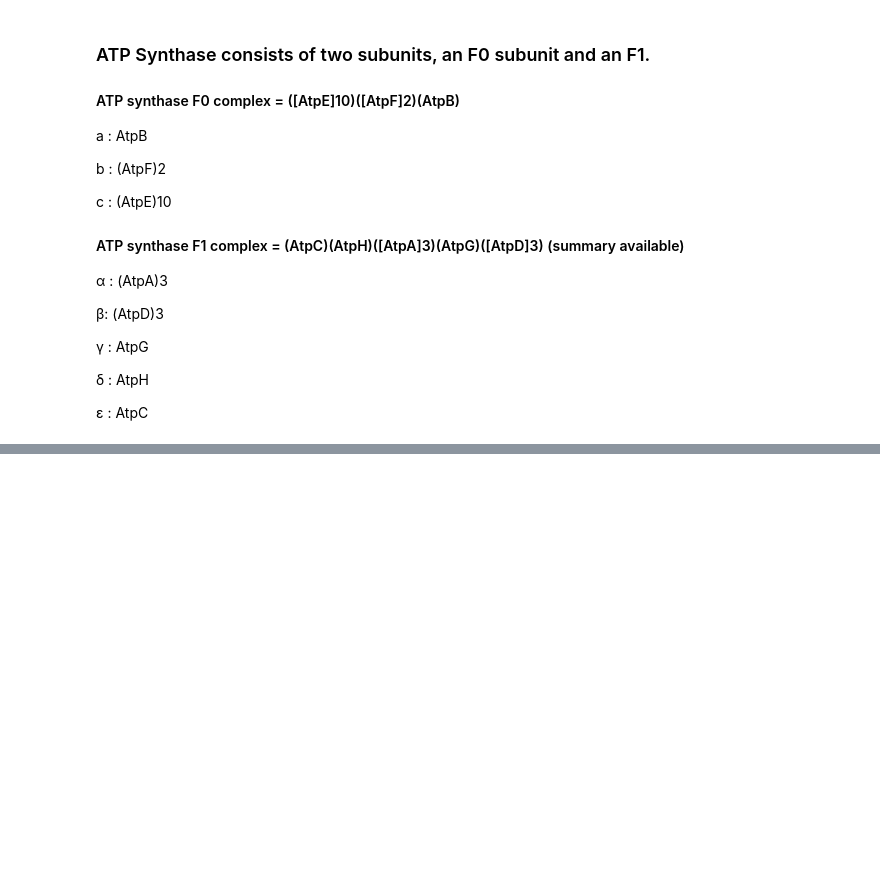
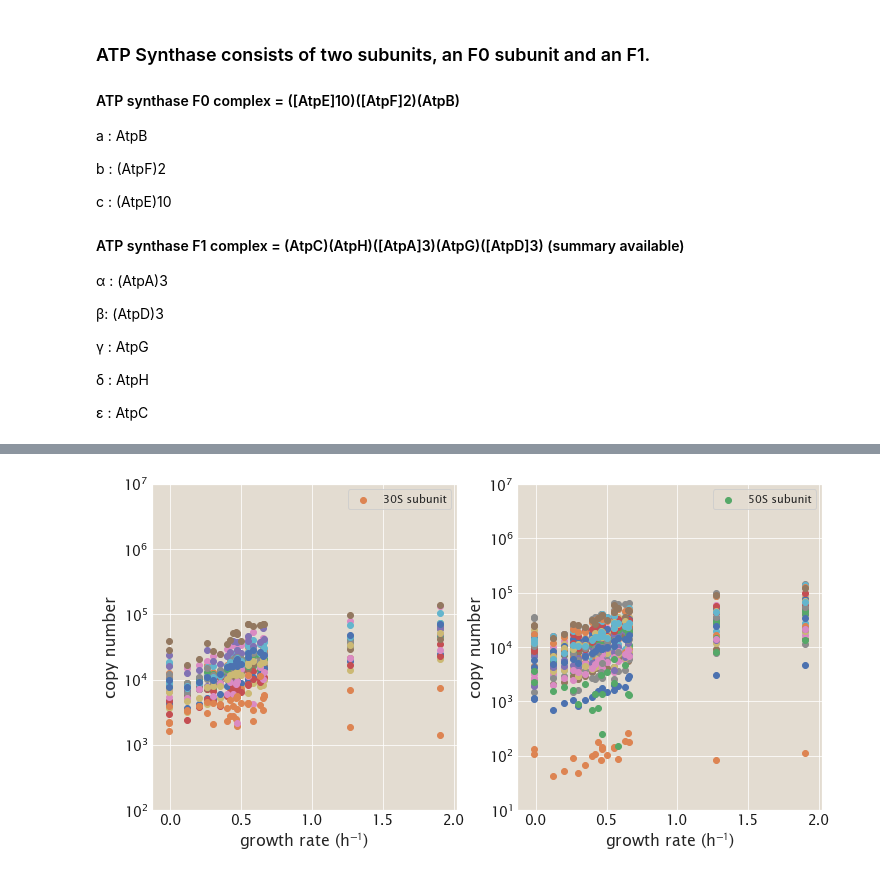
Before and after one commit to RPGroup-PBoC/growth_limits, a Jupyter notebook: code/exploratory/NB_prior_notebooks/2018_RP-requests.ipynb, the cells around one changed output, grey strips where cells are left out. Saved outputs shown, nothing was run; the diff lists cells and outputs as text; code cells hidden in the pictures; blank space fills up the shorter version.

```diff
--- a/code/exploratory/NB_prior_notebooks/2018_RP-requests.ipynb
+++ b/code/exploratory/NB_prior_notebooks/2018_RP-requests.ipynb
@@ -181,10 +232,5 @@ TypeError: 'dict_values' object is not subscriptable
 # %%
-genes_list = [['rpoA', 'rpoB', 'rpoC'],
-             ['rpoD', 'rpoN', 'rpoH', 'rpoS', 'fliA', 'fecI', 'rpoE'],
-             ['dnaE', 'dnaQ', 'holE', 'dnaX', 'holB', 'holA', 'dnaN', 'holC', 'holD'],
-             ['ptsG', 'ptsI', 'ptsH', 'crr', 'manZ', 'manX', 'manY'],
-             ['fabB', 'fabF', 'fabH'],
-             ['rpsA', 'rpsB', 'rpsC', 'rpsD', 'rpsE',
+genes_list = [['rpsA', 'rpsB', 'rpsC', 'rpsD', 'rpsE',
               'rpsF', 'rpsG', 'rpsH', 'rpsI', 'rpsJ', 'rpsK',
               'rpsL', 'rpsM', 'rpsN', 'rpsO', 'rpsP', 'rpsQ',
               'rpsR', 'rpsS', 'rpsT', 'rpsU', 'sra'],
@@ -194,10 +240,40 @@ genes_list = [['rpoA', 'rpoB', 'rpoC'],
               'rpmA', 'rpmB', 'rpmC', 'rpmD', 'rpmE', 'rpmF', 'rpmG', 'rpmH',
               'rpmI', 'rpmJ']]
 
-gene_list_labels=['RNA polymerase',
-                 'sigma factors',
-                 'DNA polymerase III',
-                 'glucose transporters related',
-                 'fatty acid syntases',
-                 '30S ribosomal subunit',
+gene_list_labels=['30S ribosomal subunit',
                  '50S ribosomal subunit']
+# %%
+plot_count = len(genes_list)
+
+fig, (ax1,ax2) = plt.subplots(1,2, figsize=(12,6))
+
+for gene in genes_list[0]:
+    data = combined_df[combined_df.Gene == gene]
+    ax1.scatter(data.growth_rate, data.copy_number, label='30S subunit')
+
+    ax1.set_yscale('log')
+    ax1.set_ylim(100,10E6)
+
+for gene in genes_list[1]:
+    data = combined_df[combined_df.Gene == gene]
+    ax2.scatter(data.growth_rate, data.copy_number, label='50S subunit')
+
+    ax2.set_yscale('log')
+    ax2.set_ylim(10,10E6)
+
+for ax in [ax1,ax2]:
+    ax.set_ylabel('copy number', fontsize = 16)
+    ax.set_xlabel('growth rate (h$^{-1}$)', fontsize = 16)
+    ax.tick_params(axis='both', which='major', labelsize=14)
+
+    ax.tick_params(which='major', width=1)
+    ax.tick_params(which='major', length=14)
+    ax.get_yaxis().set_tick_params(which='both', direction='in')
+    ax.get_xaxis().set_tick_params(which='both', direction='in')
+    ax.tick_params(axis='both', colors='white', labelcolor='k')
+
+    handles, labels = ax.get_legend_handles_labels()
+    by_label = dict(zip(labels, handles))
+    ax.legend(by_label.values(), by_label.keys())
+# %% [output]
+[figure, added]
```
Also changed, not shown: parts of 33 cells of this notebook.
